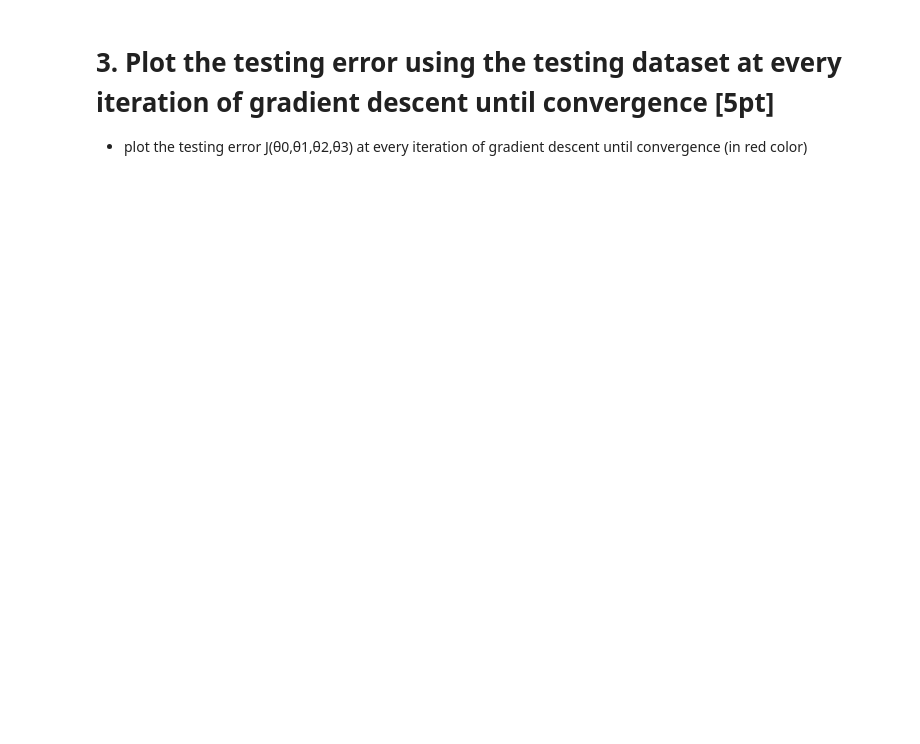
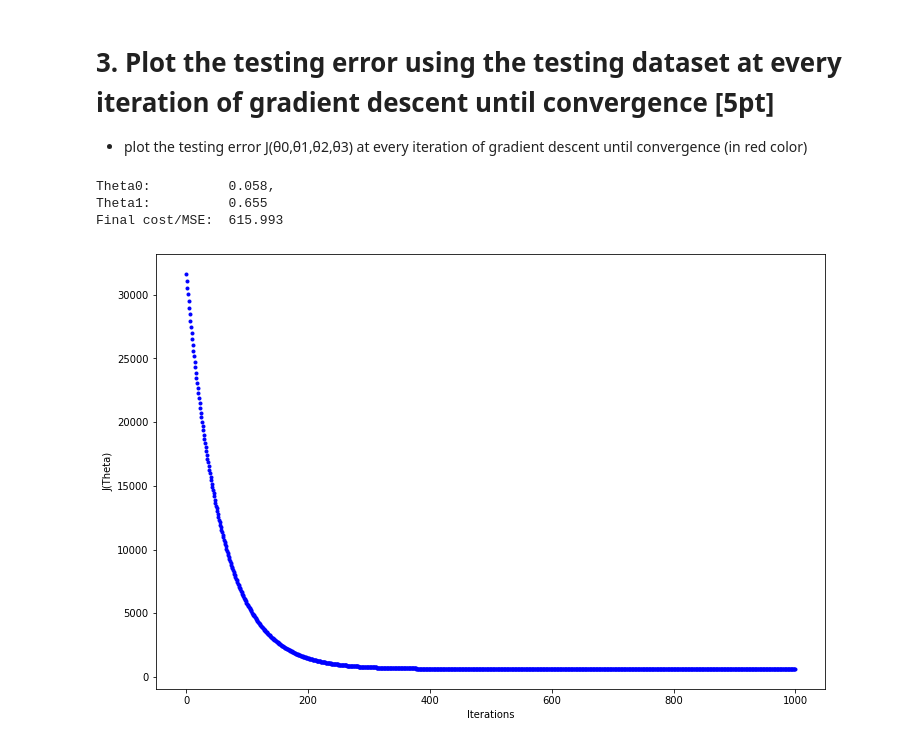
Before and after one commit to dlguswn3659/class-MachineLearning, a Jupyter notebook: assignment04.ipynb, the cells around one changed output. Drawn from its saved outputs; the diff is of its cells as text; code cells hidden in the pictures; blank space fills up the shorter version.

```diff
--- a/assignment04.ipynb
+++ b/assignment04.ipynb
@@ -288,3 +254,39 @@ print(cost_history)
 # **3. Plot the testing error using the testing dataset at every iteration of gradient descent until convergence [5pt]**
 
 * plot the testing error J(θ0,θ1,θ2,θ3) at every iteration of gradient descent until convergence (in red color)
+# %%
+with open('data_test.csv', newline='') as myfile:
+    reader  = csv.reader(myfile, delimiter=',')
+    ct = 0
+    for i in reader:
+        # print('[', ct, ']', 'x =', i[0], ', y = ', i[1], ', z = ', i[2], ', h = ', i[3])
+        test_point[ct][0] = i[0]
+        test_point[ct][1] = i[1]
+        test_point[ct][2] = i[2]
+        y[ct][0] = i[3]
+        ct += 1
+# %%
+X = test_point
+# %%
+lr =0.0000001
+n_iter = 1000
+
+theta = np.random.randn(4,n_iter + 1)
+# print(theta)
+
+X_b = np.c_[np.ones((len(X),1)),X]
+X_b = np.array(X_b,dtype=float)
+# print(X_b.shape)
+# print(X_b.dtype)
+# print(y.dtype)
+theta,cost_history,theta_history = gradient_descent(X_b,y,theta,lr,n_iter)
+# print(cost_history)
+
+# print(theta[1])
+
+print('Theta0:          {:0.3f},\nTheta1:          {:0.3f}'.format(theta[0][0],theta[1][0]))
+print('Final cost/MSE:  {:0.3f}'.format(cost_history[-1]))
+# %% [output]
+Theta0:          0.058,
+Theta1:          0.655
+Final cost/MSE:  615.993
@@ -290,0 +315,13 @@ print(cost_history)
+# %%
+fig,ax = plt.subplots(figsize=(12,8))
+
+# n_iter = 50
+# cost_history = new_cost(X_b,y,theta,n_iter)
+
+ax.set_ylabel('J(Theta)')
+ax.set_xlabel('Iterations')
+_=ax.plot(range(n_iter),cost_history,'b.')
+
+# print(cost_history)
+# %% [output]
+[figure, added]
```
Also changed, not shown: parts of 6 cells of this notebook.
